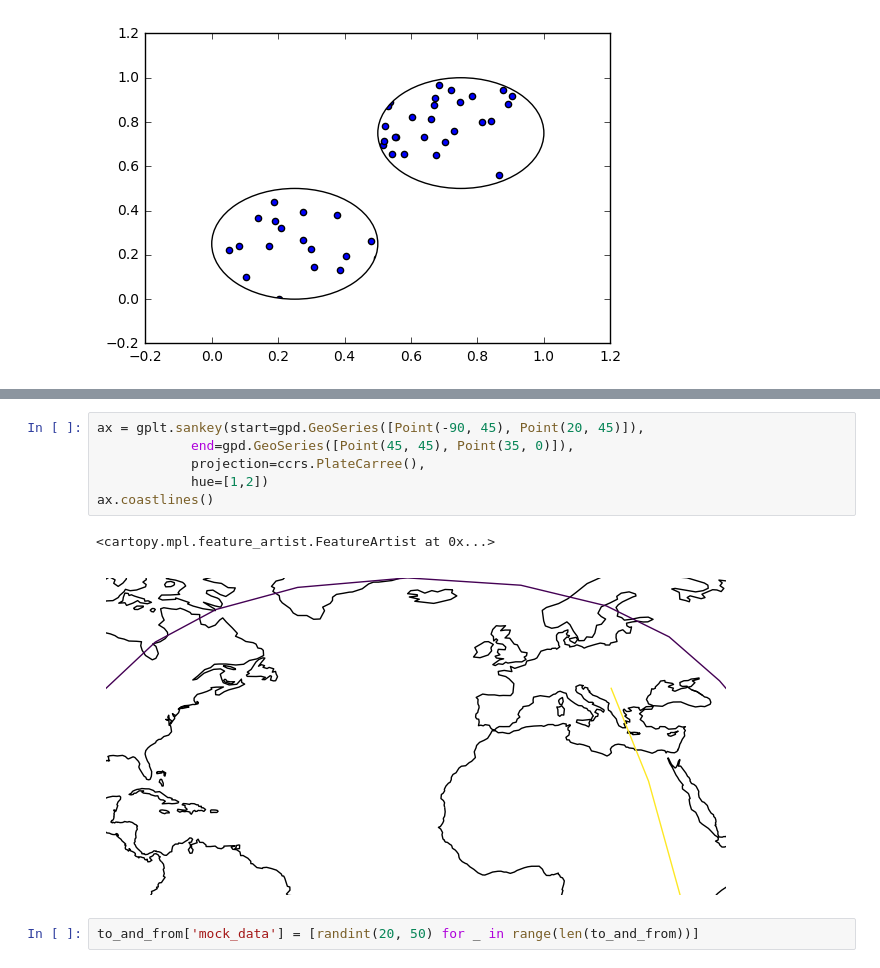
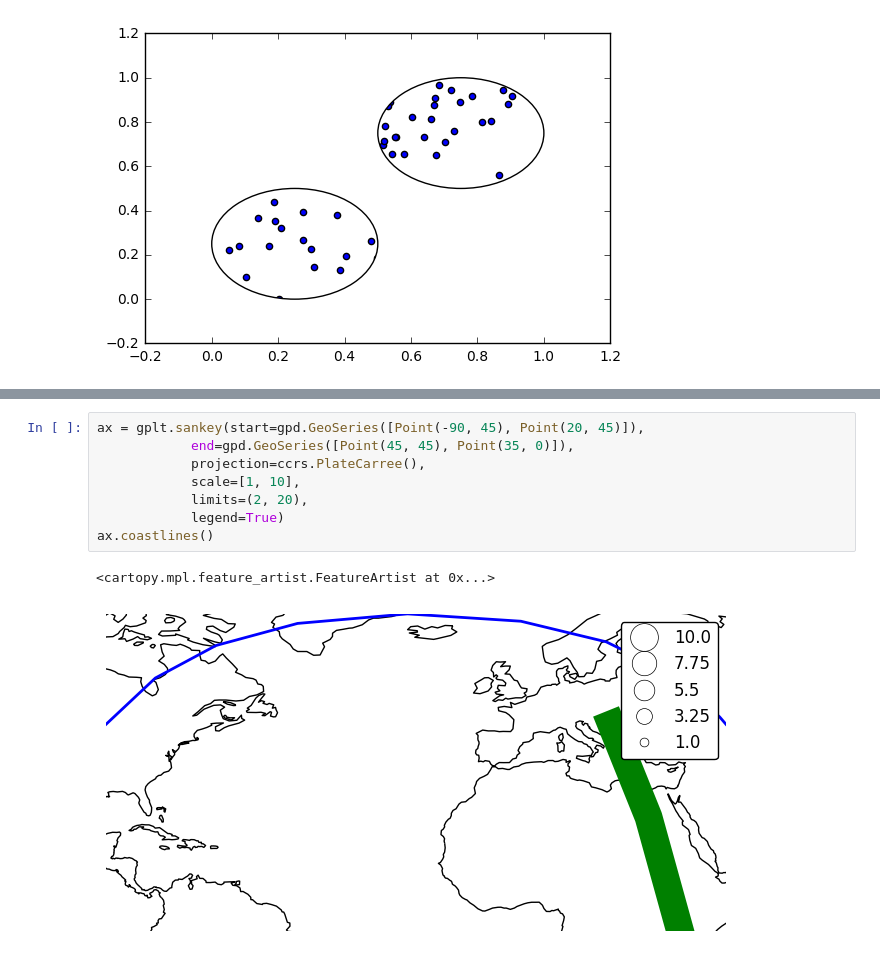
Before and after one commit to ResidentMario/geoplot, a Jupyter notebook: notebooks/dev-2.ipynb, the cells around one changed output, grey strips where cells are left out. Drawn from its saved outputs; the diff is of its cells as text.

```diff
--- a/notebooks/dev-2.ipynb
+++ b/notebooks/dev-2.ipynb
@@ -117,11 +112,11 @@ gplt.sankey(citibike, start=to_and_from['From'], end=to_and_from['To'], projecti
 # %%
 ax = gplt.sankey(start=gpd.GeoSeries([Point(-90, 45), Point(20, 45)]),
             end=gpd.GeoSeries([Point(45, 45), Point(35, 0)]),
             projection=ccrs.PlateCarree(),
-            hue=[1,2])
+            scale=[1, 10],
+            limits=(2, 20),
+            legend=True)
 ax.coastlines()
 # %% [output]
 <cartopy.mpl.feature_artist.FeatureArtist at 0x...>
-[figure, old version]
+[figure, new version]
-# %%
-to_and_from['mock_data'] = [randint(20, 50) for _ in range(len(to_and_from))]
```
Also changed, not shown: parts of 3 cells of this notebook, 10 other files.
